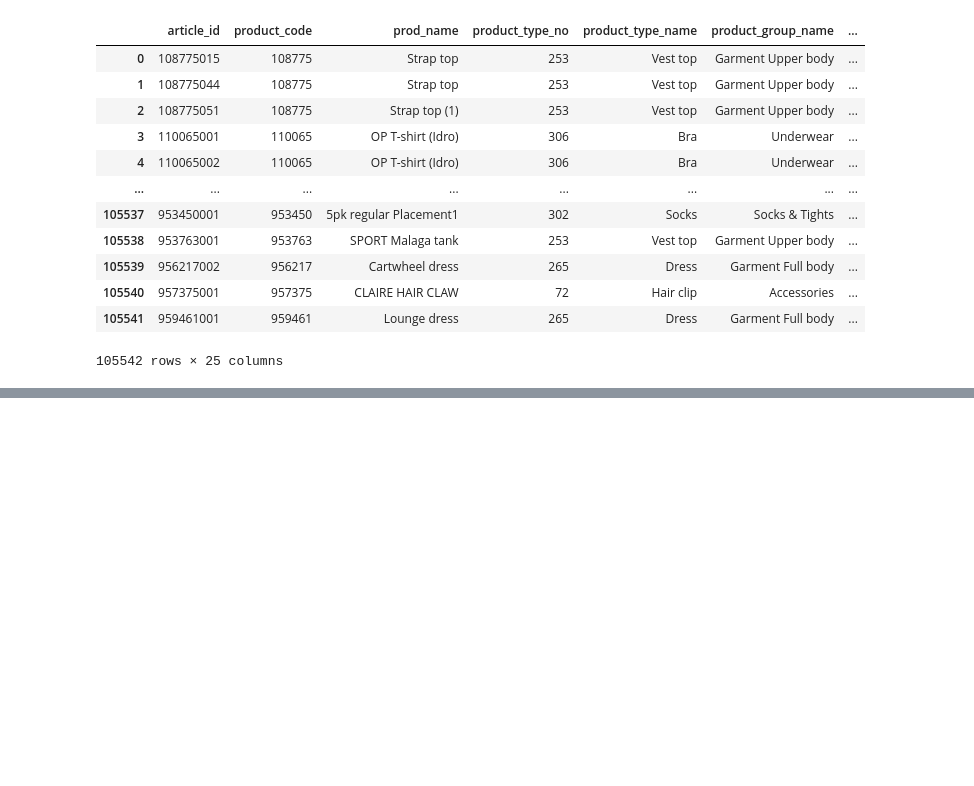
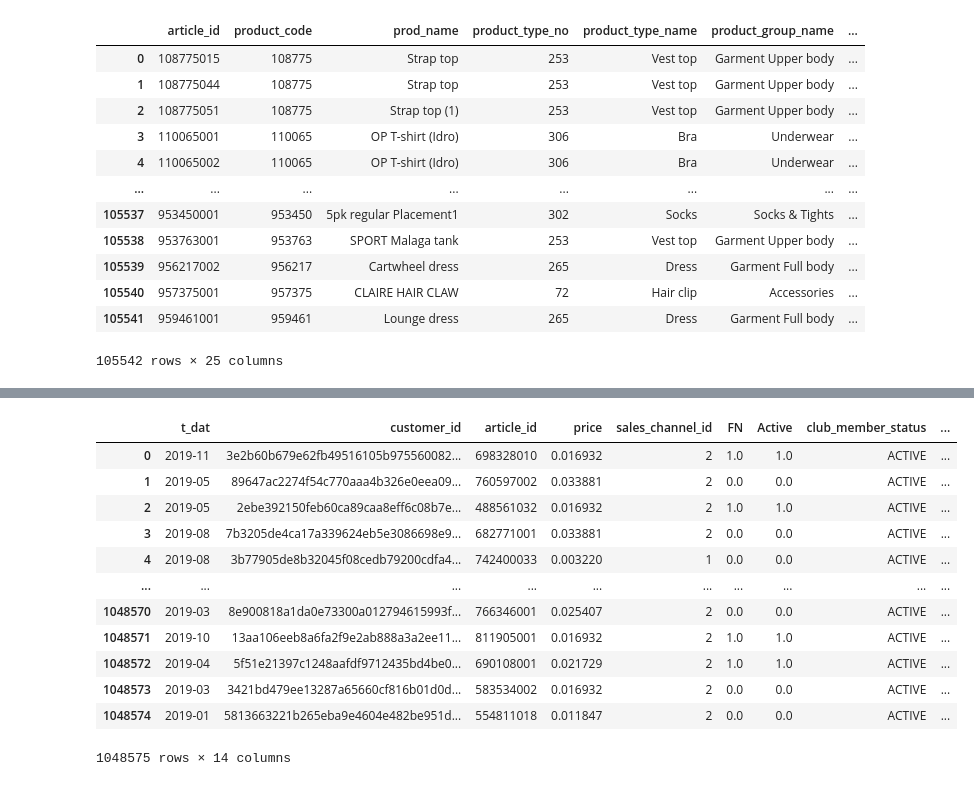
Before and after one commit to KyungminChang/4team-commerce-first-project, a Jupyter notebook: test.ipynb, the cells around one changed output, grey strips where cells are left out. Saved outputs shown, nothing was run; the diff lists cells and outputs as text; code cells hidden in the pictures; blank space fills up the shorter version.

```diff
--- a/test.ipynb
+++ b/test.ipynb
@@ -53,0 +105,3 @@ df3
+# %%
+# transactions 전처리를 위한 카피본 생성
+transactions_copy1 = transactions.copy()
@@ -53,0 +113,4 @@ df3
+# %%
+# t_dat의 데이터형 문자열 -> 날짜데이터 변환
+transactions_copy1["t_dat"] = pd.to_datetime(transactions_copy1["t_dat"])
+transactions_copy1["t_dat"]
@@ -53,0 +130,2 @@ df3
+# %%
+transactions_copy1["t_dat"] = transactions_copy1["t_dat"].dt.to_period("M")
@@ -53,0 +178,4 @@ df3
+# %%
+#2 테이블 조인 후 널값확인
+tr_cus = transactions_copy1.merge(customers_copy2, on="customer_id", how="left")
+tr_cus.isna().sum()
@@ -53,0 +194,18 @@ df3
+# %%
+#3테이블 조인 후 널값확인
+tr_cus_ar = tr_cus.merge(articles_test, on="article_id", how="left")
+tr_cus_ar
+# %% [output]
+|  | t_dat | customer_id | article_id | price | sales_channel_id | FN | Active | club_member_status | ... |
+| 0 | 2019-11 | 3e2b60b679e62fb49516105b975560082... | 698328010 | 0.016932 | 2 | 1.0 | 1.0 | ACTIVE | ... |
+| 1 | 2019-05 | 89647ac2274f54c770aaa4b326e0eea09... | 760597002 | 0.033881 | 2 | 0.0 | 0.0 | ACTIVE | ... |
+| 2 | 2019-05 | 2ebe392150feb60ca89caa8eff6c08b7e... | 488561032 | 0.016932 | 2 | 1.0 | 1.0 | ACTIVE | ... |
+| 3 | 2019-08 | 7b3205de4ca17a339624eb5e3086698e9... | 682771001 | 0.033881 | 2 | 0.0 | 0.0 | ACTIVE | ... |
+| 4 | 2019-08 | 3b77905de8b32045f08cedb79200cdfa4... | 742400033 | 0.003220 | 1 | 0.0 | 0.0 | ACTIVE | ... |
+| ... | ... | ... | ... | ... | ... | ... | ... | ... | ... |
+| 1048570 | 2019-03 | 8e900818a1da0e73300a012794615993f... | 766346001 | 0.025407 | 2 | 0.0 | 0.0 | ACTIVE | ... |
+| 1048571 | 2019-10 | 13aa106eeb8a6fa2f9e2ab888a3a2ee11... | 811905001 | 0.016932 | 2 | 1.0 | 1.0 | ACTIVE | ... |
+| 1048572 | 2019-04 | 5f51e21397c1248aafdf9712435bd4be0... | 690108001 | 0.021729 | 2 | 1.0 | 1.0 | ACTIVE | ... |
+| 1048573 | 2019-03 | 3421bd479ee13287a65660cf816b01d0d... | 583534002 | 0.016932 | 2 | 0.0 | 0.0 | ACTIVE | ... |
+| 1048574 | 2019-01 | 5813663221b265eba9e4604e482be951d... | 554811018 | 0.011847 | 2 | 0.0 | 0.0 | ACTIVE | ... |
+1048575 rows × 14 columns
```
Also changed, not shown: parts of 15 cells of this notebook.
